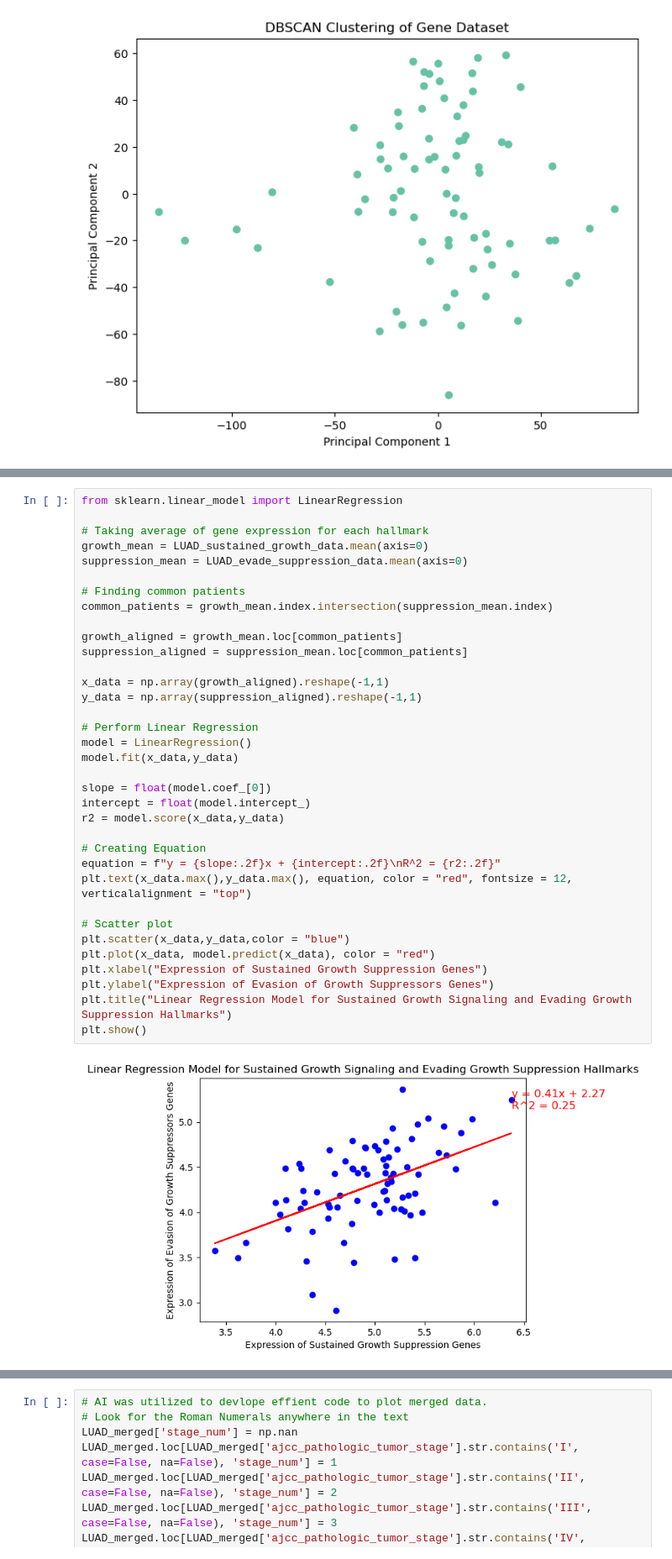
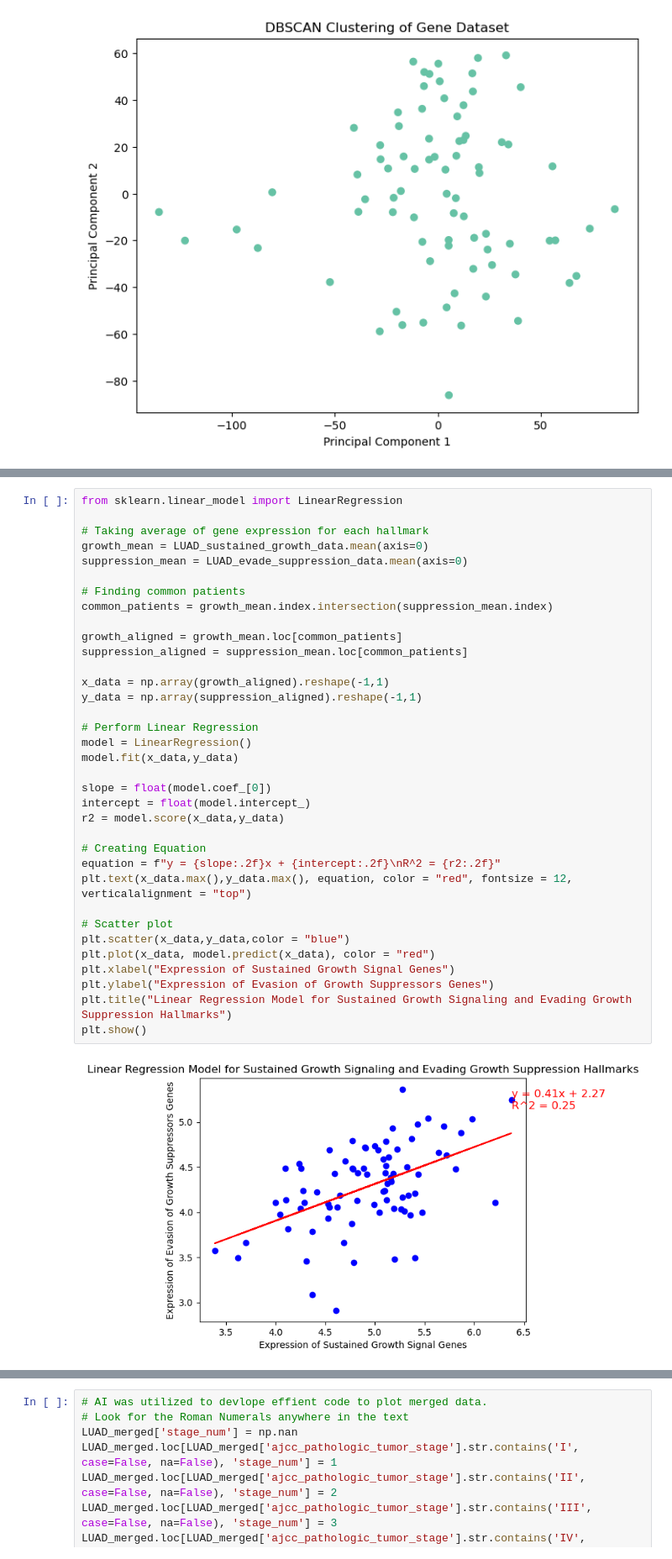
Before and after one commit to smgroves/Module-4-Cancer, a Jupyter notebook: code/Module 4 Template.ipynb, the cells around one changed output, grey strips where cells are left out. Shown at 84% size. Saved outputs shown, nothing was run; the diff lists cells and outputs as text.

```diff
--- a/code/Module 4 Template.ipynb
+++ b/code/Module 4 Template.ipynb
@@ -303,33 +306,33 @@ growth_mean = LUAD_sustained_growth_data.mean(axis=0)
 suppression_mean = LUAD_evade_suppression_data.mean(axis=0)
 
 # Finding common patients
 common_patients = growth_mean.index.intersection(suppression_mean.index)
 
 growth_aligned = growth_mean.loc[common_patients]
 suppression_aligned = suppression_mean.loc[common_patients]
 
 x_data = np.array(growth_aligned).reshape(-1,1)
 y_data = np.array(suppression_aligned).reshape(-1,1)
 
 # Perform Linear Regression
 model = LinearRegression()
 model.fit(x_data,y_data)
 
 slope = float(model.coef_[0])
 intercept = float(model.intercept_)
 r2 = model.score(x_data,y_data)
 
 # Creating Equation
 equation = f"y = {slope:.2f}x + {intercept:.2f}\nR^2 = {r2:.2f}"
 plt.text(x_data.max(),y_data.max(), equation, color = "red", fontsize = 12, verticalalignment = "top")
 
 # Scatter plot
 plt.scatter(x_data,y_data,color = "blue")
 plt.plot(x_data, model.predict(x_data), color = "red")
-plt.xlabel("Expression of Sustained Growth Suppression Genes")
+plt.xlabel("Expression of Sustained Growth Signal Genes")
 plt.ylabel("Expression of Evasion of Growth Suppressors Genes")
 plt.title("Linear Regression Model for Sustained Growth Signaling and Evading Growth Suppression Hallmarks")
 plt.show()
 # %% [output]
-[figure, old version]
+[figure, new version]
 # %% [markdown]
```
Also changed, not shown: parts of 13 cells of this notebook.
